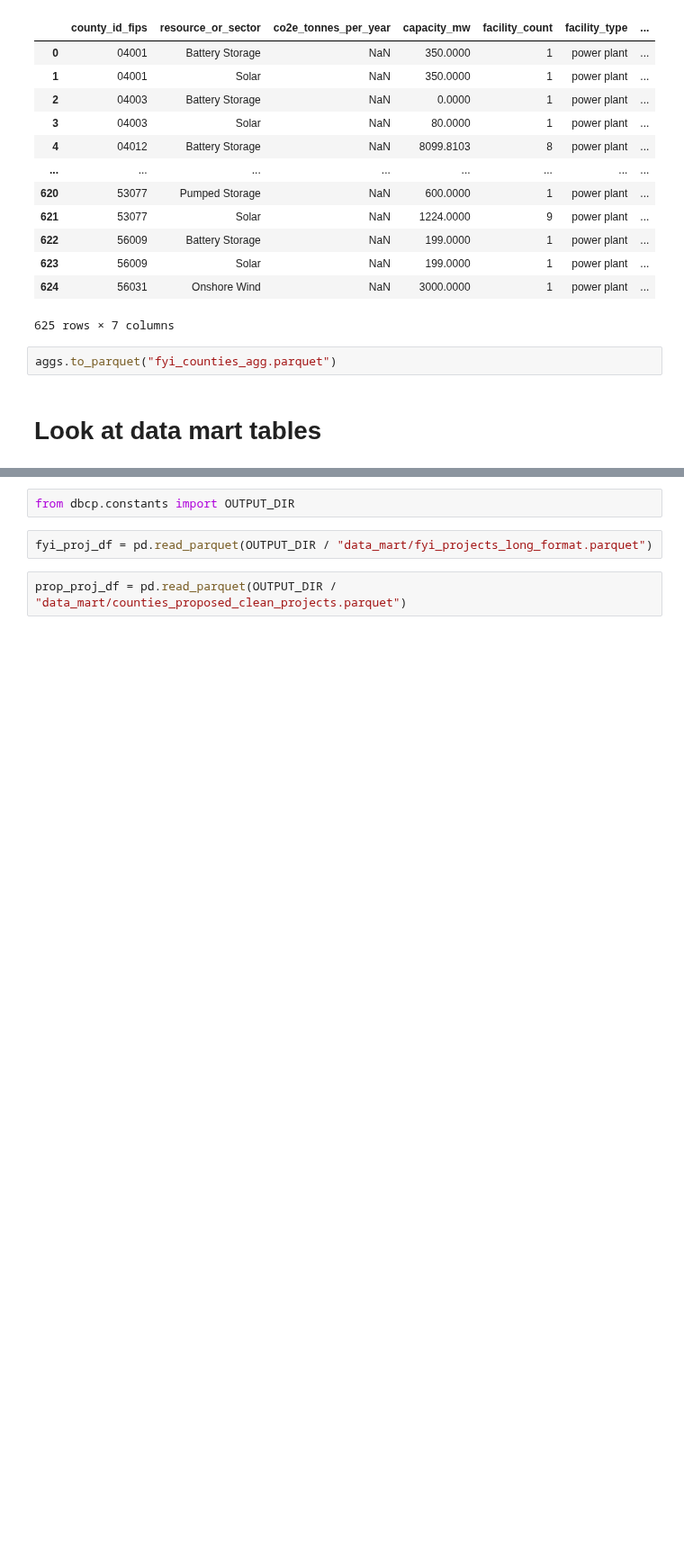
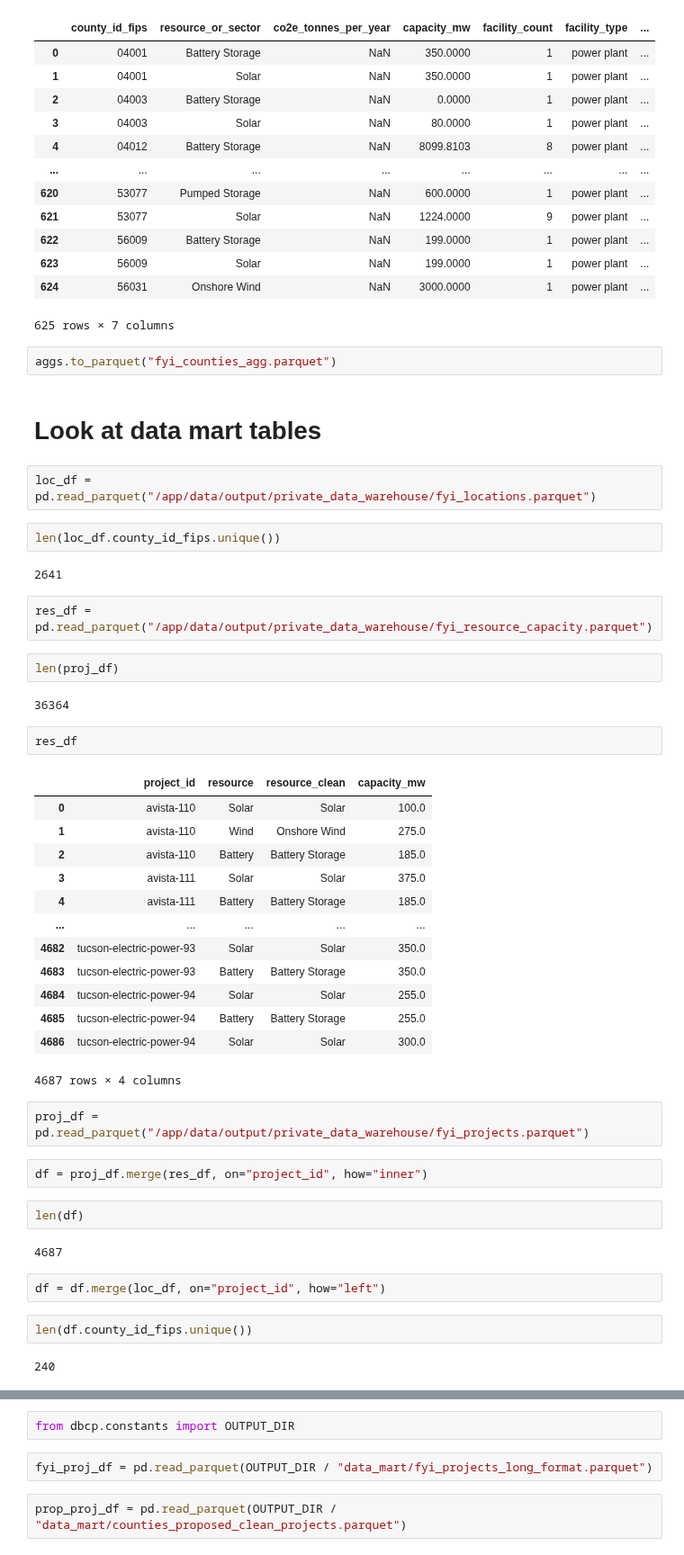
Before and after one commit to deployment-gap-model-education-fund/deployment-gap-model, a Jupyter notebook: notebooks/53-kl-fyi-etl.ipynb, the cells around one changed output, grey strips where cells are left out. Shown at 90% size. Cells and saved outputs as stored; diff of their text form; blank space fills up the shorter version.

```diff
--- a/notebooks/53-kl-fyi-etl.ipynb
+++ b/notebooks/53-kl-fyi-etl.ipynb
@@ -383,3 +395,45 @@ aggs
 aggs.to_parquet("fyi_counties_agg.parquet")
 # %% [markdown]
 # Look at data mart tables
+# %%
+loc_df = pd.read_parquet("/app/data/output/private_data_warehouse/fyi_locations.parquet")
+# %%
+len(loc_df.county_id_fips.unique())
+# %% [output]
+2641
+# %%
+res_df = pd.read_parquet("/app/data/output/private_data_warehouse/fyi_resource_capacity.parquet")
+# %%
+len(proj_df)
+# %% [output]
+36364
+# %%
+res_df
+# %% [output]
+|  | project_id | resource | resource_clean | capacity_mw |
+| 0 | avista-110 | Solar | Solar | 100.0 |
+| 1 | avista-110 | Wind | Onshore Wind | 275.0 |
+| 2 | avista-110 | Battery | Battery Storage | 185.0 |
+| 3 | avista-111 | Solar | Solar | 375.0 |
+| 4 | avista-111 | Battery | Battery Storage | 185.0 |
+| ... | ... | ... | ... | ... |
+| 4682 | tucson-electric-power-93 | Solar | Solar | 350.0 |
+| 4683 | tucson-electric-power-93 | Battery | Battery Storage | 350.0 |
+| 4684 | tucson-electric-power-94 | Solar | Solar | 255.0 |
+| 4685 | tucson-electric-power-94 | Battery | Battery Storage | 255.0 |
+| 4686 | tucson-electric-power-94 | Solar | Solar | 300.0 |
+4687 rows × 4 columns
+# %%
+proj_df = pd.read_parquet("/app/data/output/private_data_warehouse/fyi_projects.parquet")
+# %%
+df = proj_df.merge(res_df, on="project_id", how="inner")
+# %%
+len(df)
+# %% [output]
+4687
+# %%
+df = df.merge(loc_df, on="project_id", how="left")
+# %%
+len(df.county_id_fips.unique())
+# %% [output]
+240
```
Also changed, not shown: parts of 6 cells of this notebook, 2 other files.
